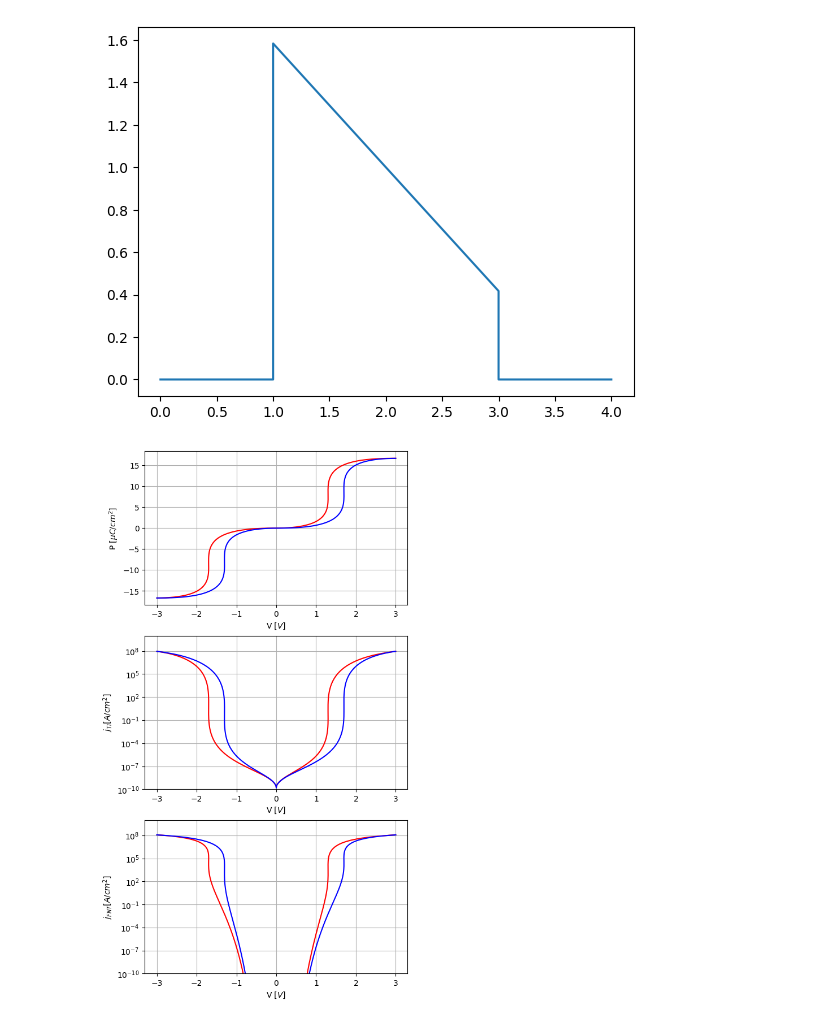
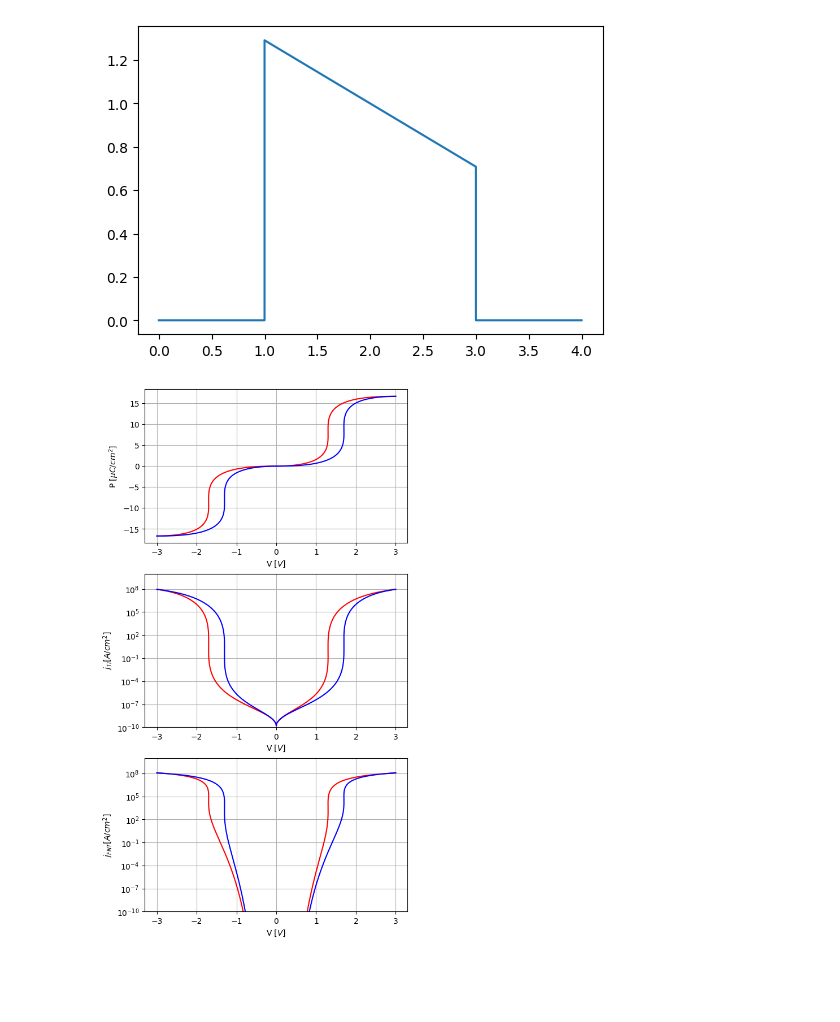
Before and after one commit to OneMoreGate/AFTJ, a Jupyter notebook: final.ipynb, the cells around one changed output. Saved outputs shown, nothing was run; the diff lists cells and outputs as text; code cells hidden in the pictures; blank space fills up the shorter version.

```diff
--- a/final.ipynb
+++ b/final.ipynb
@@ -157,11 +157,12 @@ def j_TI_E(d_input: float, P_input: float, Phi_1_input, Phi_2_input):
 
     x = [0, 1, 1, 1+d_input, 1+d_input, 2+d_input]
     y = [0, 0, Phi_B_1, Phi_B_2, 0 ,0 ]
+    plt.figure(figsize=[6,4])
     plt.plot(x,y)
 # %%
-j_TI_E(2, 20, 1, 1)
+j_TI_E(2, 10, 1, 1)
 # %% [output]
-[figure, old version]
+[figure, new version]
 # %%
 V_1, P_1 = Polarization(300, 'up', 5)
 V_2, P_2 = Polarization(300, 'bottom', 5)
```
Also changed, not shown: parts of 1 cell of this notebook.
